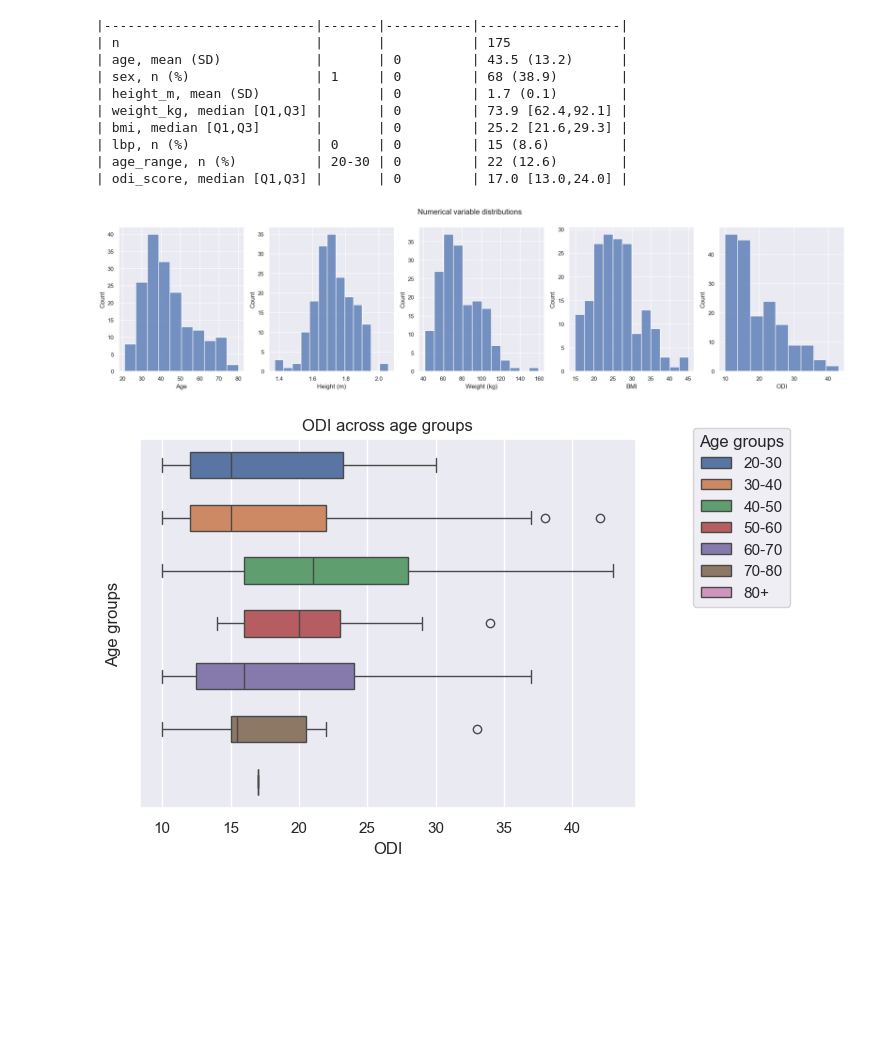
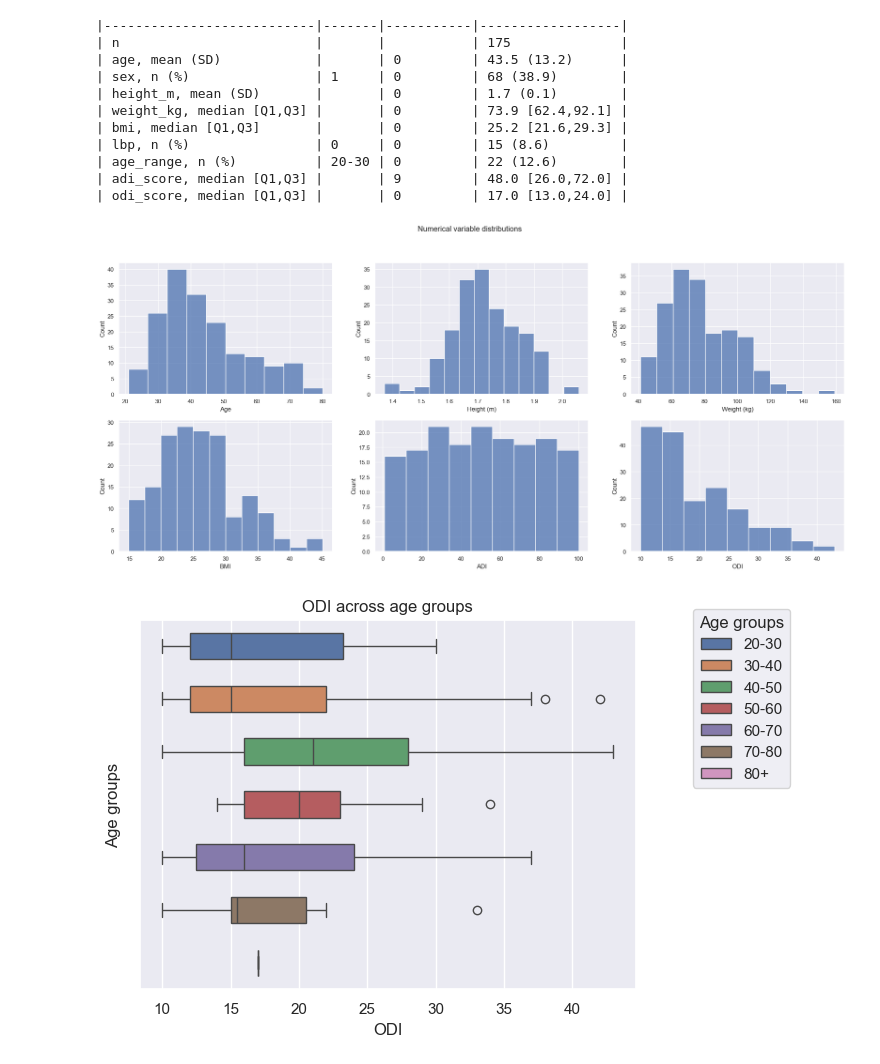
Before and after one commit to evanyfyip/vm-spinal-risk, a Jupyter notebook: vm-spinal-risk/notebooks/normative_odi_eda.ipynb, the cells around one changed output. Cells and saved outputs as stored; diff of their text form; code cells hidden in the pictures; blank space fills up the shorter version.

```diff
--- a/vm-spinal-risk/notebooks/normative_odi_eda.ipynb
+++ b/vm-spinal-risk/notebooks/normative_odi_eda.ipynb
@@ -18,3 +18,4 @@ from utilities import data_processing as dp_utils
 from utilities import eda_tools as eda_utils
 # %%
 odi_df = pd.read_csv('./data/normative_odi_processed.csv')
+odi_df = odi_df.rename(columns={'ADI_NATRANK':'adi_score'})
@@ -45,5 +22,8 @@ list(odi_df.columns)[20:26]
 # %%
 odi_df = dp_utils.filter_df_by_attention_check(odi_df, 20, 26, 4, remove=False)
 odi_quality_df = odi_df[odi_df['pass_att_check'] == True]
+
+adi_scores = odi_quality_df.copy().adi_score
+odi_quality_df['adi_score'] = pd.to_numeric(adi_scores, errors='coerce')
 # %% [output]
 85.37 percent of responses passed the attention check.
@@ -72,8 +75,9 @@ columns = [
        # 'have_you_ever_experienced',
        # 'how_have_you_addressed_add',
        'age_range',
-       'odi_score']
-nonnormal = ['odi_score', 'weight_kg', 'bmi']
+       'adi_score',
+       'odi_score',]
+nonnormal = ['odi_score', 'weight_kg', 'bmi', 'adi_score']
 categorical = ['age_range', 'sex', 'lbp']
 mytable = TableOne(odi_quality_df, columns=columns, categorical=categorical, nonnormal=nonnormal)
 
@@ -90,23 +94,28 @@ print(mytable.tabulate(tablefmt="github"))
 | bmi, median [Q1,Q3]       |       | 0         | 25.2 [21.6,29.3] |
 | lbp, n (%)                | 0     | 0         | 15 (8.6)         |
 | age_range, n (%)          | 20-30 | 0         | 22 (12.6)        |
+| adi_score, median [Q1,Q3] |       | 9         | 48.0 [26.0,72.0] |
 | odi_score, median [Q1,Q3] |       | 0         | 17.0 [13.0,24.0] |
 # %%
-fig, axes = plt.subplots(nrows=1, ncols=5, figsize=(25, 5))
+fig, ((ax1, ax2, ax3), (ax4, ax5, ax6)) = plt.subplots(nrows=2, ncols=3, figsize=(25, 10))
+axes = [ax1, ax2, ax3, ax4, ax5, ax6]
+
 sns.histplot(odi_quality_df['age'], ax=axes[0])
 sns.histplot(odi_quality_df['height_m'], ax=axes[1])
 sns.histplot(odi_quality_df['weight_kg'], ax=axes[2])
 sns.histplot(odi_quality_df['bmi'], ax=axes[3])
-sns.histplot(odi_quality_df['odi_score'], ax=axes[4])
+sns.histplot(odi_quality_df['adi_score'], ax=axes[4])
+sns.histplot(odi_quality_df['odi_score'], ax=axes[5])
 plt.suptitle("Numerical variable distributions")
 axes[0].set_xlabel("Age")
 axes[1].set_xlabel("Height (m)")
 axes[2].set_xlabel("Weight (kg)")
 axes[3].set_xlabel("BMI")
-axes[4].set_xlabel("ODI")
+axes[4].set_xlabel("ADI")
+axes[5].set_xlabel("ODI")
 plt.show()
 # %% [output]
-[figure, old version]
+[figure, new version]
 # %%
 sns.boxplot(odi_quality_df.sort_values('age_range'), x='odi_score', hue='age_range', width=1, gap=0.5)
 plt.title("ODI across age groups")
```
Also changed, not shown: parts of 9 cells of this notebook, 4 other files.
